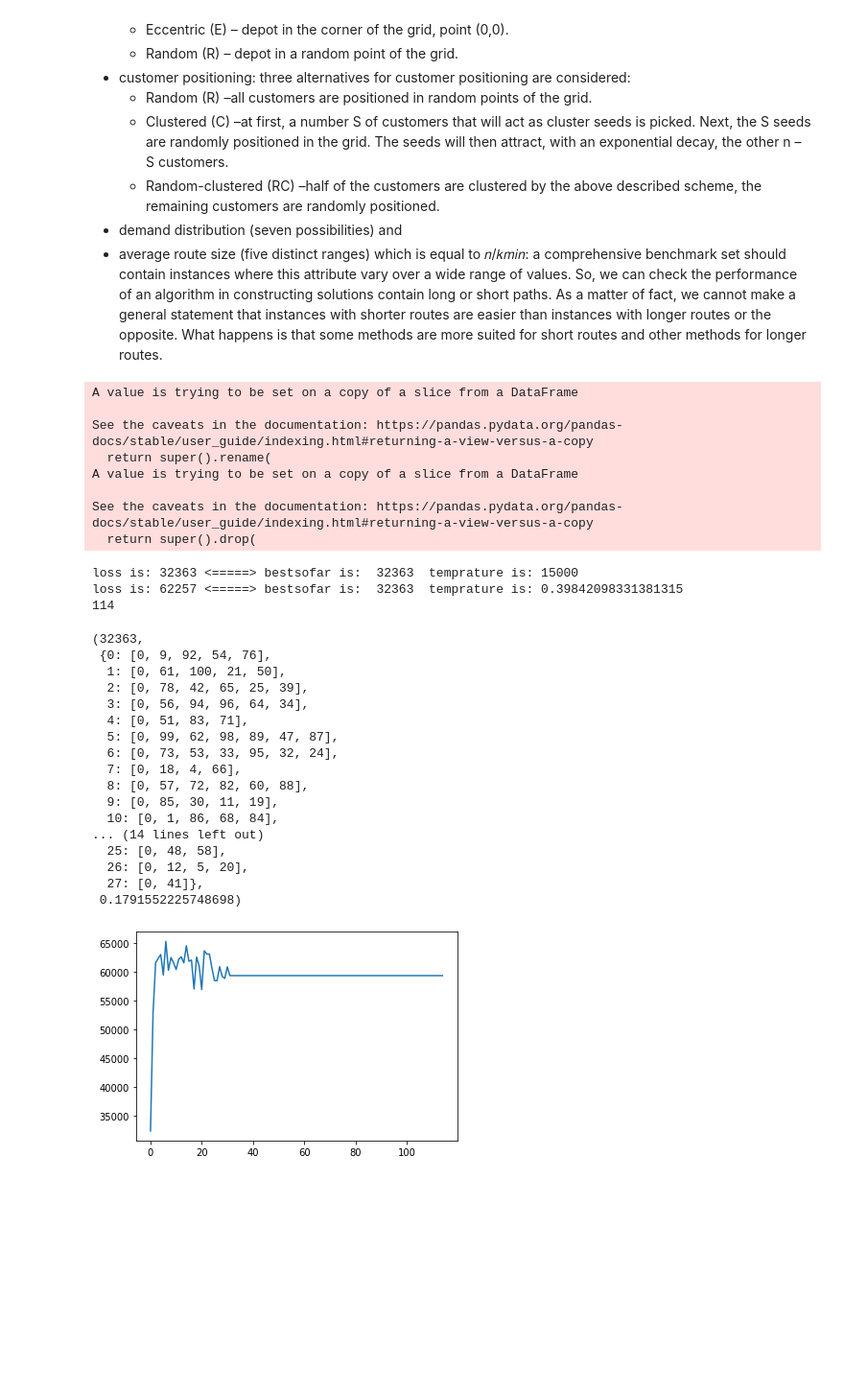
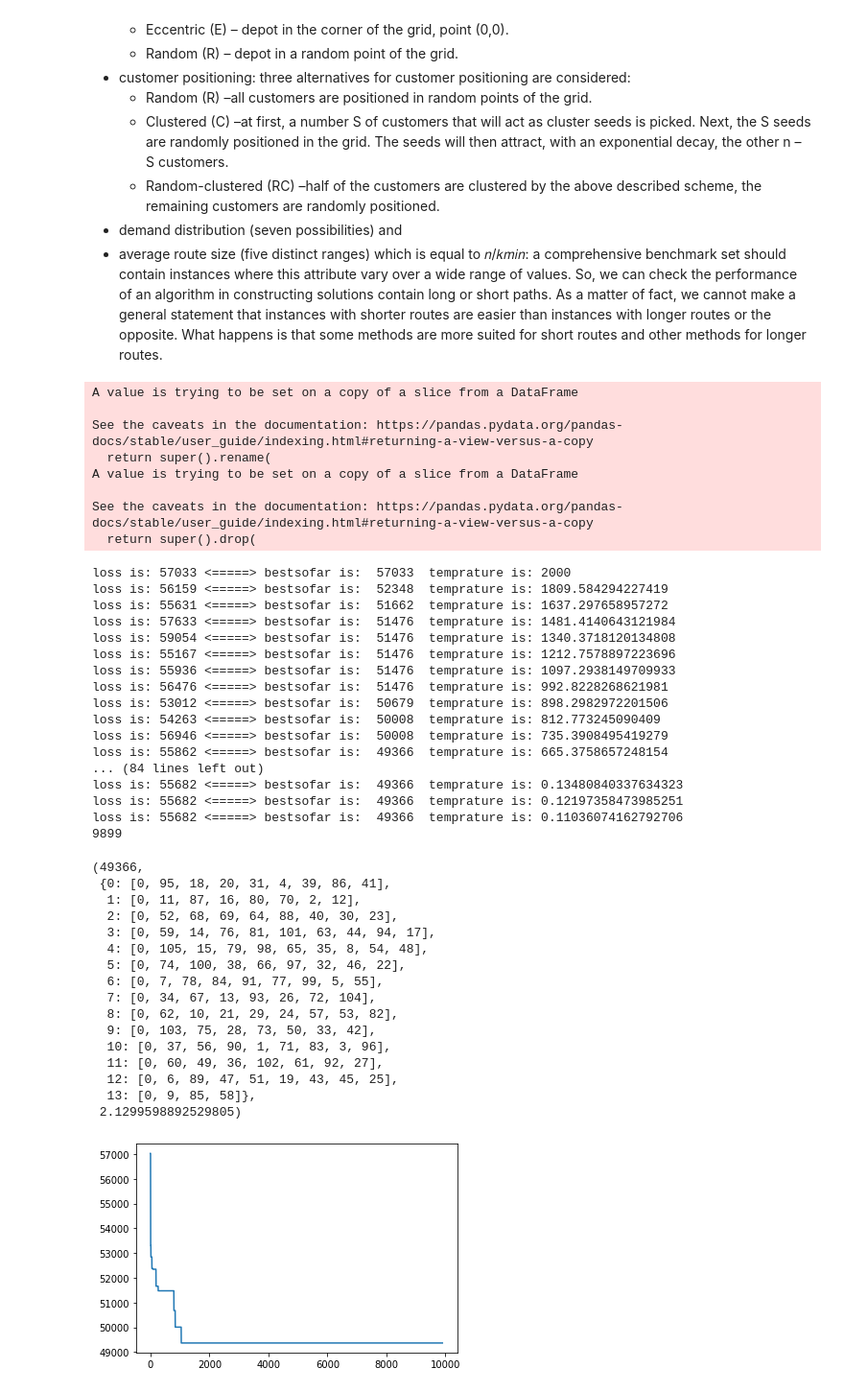
Before and after one commit to MeysamModiryan/Metaheuristics, a Jupyter notebook: Simulated Annealing/Simulates Annealing.ipynb, the cells around one changed output. Shown at 96% size. Saved outputs shown, nothing was run; the diff lists cells and outputs as text; code cells hidden in the pictures; blank space fills up the shorter version.

```diff
--- a/Simulated Annealing/Simulates Annealing.ipynb
+++ b/Simulated Annealing/Simulates Annealing.ipynb
@@ -96,35 +96,48 @@ from Functions import*
 from DataInfo import*
 from Simulated_Annealing import*
 from Initial_Solution import*
-# %%
-SA_Model()
-# %% [output]
-A value is trying to be set on a copy of a slice from a DataFrame
-
-See the caveats in the documentation: https://pandas.pydata.org/pandas-docs/stable/user_guide/indexing.html#returning-a-view-versus-a-copy
-  return super().rename(
-A value is trying to be set on a copy of a slice from a DataFrame
-
-See the caveats in the documentation: https://pandas.pydata.org/pandas-docs/stable/user_guide/indexing.html#returning-a-view-versus-a-copy
-  return super().drop(
-loss is: 32363 <=====> bestsofar is:  32363  temprature is: 15000
-loss is: 62257 <=====> bestsofar is:  32363  temprature is: 0.39842098331381315
-114
-(32363,
- {0: [0, 9, 92, 54, 76],
-  1: [0, 61, 100, 21, 50],
-  2: [0, 78, 42, 65, 25, 39],
-  3: [0, 56, 94, 96, 64, 34],
-  4: [0, 51, 83, 71],
-  5: [0, 99, 62, 98, 89, 47, 87],
-  6: [0, 73, 53, 33, 95, 32, 24],
-  7: [0, 18, 4, 66],
-  8: [0, 57, 72, 82, 60, 88],
-  9: [0, 85, 30, 11, 19],
-  10: [0, 1, 86, 68, 84],
-... (14 lines left out)
-  25: [0, 48, 58],
-  26: [0, 12, 5, 20],
-  27: [0, 41]},
- 0.1791552225748698)
-[figure, removed]
+# %%
+SA_Model(NUMBER_OF_ITERATIONS=2, coolingRate=0.999, Instance=2, Neighbor_Method="Hybrid")
+# %% [output]
+A value is trying to be set on a copy of a slice from a DataFrame
+
+See the caveats in the documentation: https://pandas.pydata.org/pandas-docs/stable/user_guide/indexing.html#returning-a-view-versus-a-copy
+  return super().rename(
+A value is trying to be set on a copy of a slice from a DataFrame
+
+See the caveats in the documentation: https://pandas.pydata.org/pandas-docs/stable/user_guide/indexing.html#returning-a-view-versus-a-copy
+  return super().drop(
+loss is: 57033 <=====> bestsofar is:  57033  temprature is: 2000
+loss is: 56159 <=====> bestsofar is:  52348  temprature is: 1809.584294227419
+loss is: 55631 <=====> bestsofar is:  51662  temprature is: 1637.297658957272
+loss is: 57633 <=====> bestsofar is:  51476  temprature is: 1481.4140643121984
+loss is: 59054 <=====> bestsofar is:  51476  temprature is: 1340.3718120134808
+loss is: 55167 <=====> bestsofar is:  51476  temprature is: 1212.7578897223696
+loss is: 55936 <=====> bestsofar is:  51476  temprature is: 1097.2938149709933
+loss is: 56476 <=====> bestsofar is:  51476  temprature is: 992.8228268621981
+loss is: 53012 <=====> bestsofar is:  50679  temprature is: 898.2982972201506
+loss is: 54263 <=====> bestsofar is:  50008  temprature is: 812.773245090409
+loss is: 56946 <=====> bestsofar is:  50008  temprature is: 735.3908495419279
+loss is: 55862 <=====> bestsofar is:  49366  temprature is: 665.3758657248154
+... (84 lines left out)
+loss is: 55682 <=====> bestsofar is:  49366  temprature is: 0.13480840337634323
+loss is: 55682 <=====> bestsofar is:  49366  temprature is: 0.12197358473985251
+loss is: 55682 <=====> bestsofar is:  49366  temprature is: 0.11036074162792706
+9899
+(49366,
+ {0: [0, 95, 18, 20, 31, 4, 39, 86, 41],
+  1: [0, 11, 87, 16, 80, 70, 2, 12],
+  2: [0, 52, 68, 69, 64, 88, 40, 30, 23],
+  3: [0, 59, 14, 76, 81, 101, 63, 44, 94, 17],
+  4: [0, 105, 15, 79, 98, 65, 35, 8, 54, 48],
+  5: [0, 74, 100, 38, 66, 97, 32, 46, 22],
+  6: [0, 7, 78, 84, 91, 77, 99, 5, 55],
+  7: [0, 34, 67, 13, 93, 26, 72, 104],
+  8: [0, 62, 10, 21, 29, 24, 57, 53, 82],
+  9: [0, 103, 75, 28, 73, 50, 33, 42],
+  10: [0, 37, 56, 90, 1, 71, 83, 3, 96],
+  11: [0, 60, 49, 36, 102, 61, 92, 27],
+  12: [0, 6, 89, 47, 51, 19, 43, 45, 25],
+  13: [0, 9, 85, 58]},
+ 2.1299598892529805)
+[figure, added]
```
